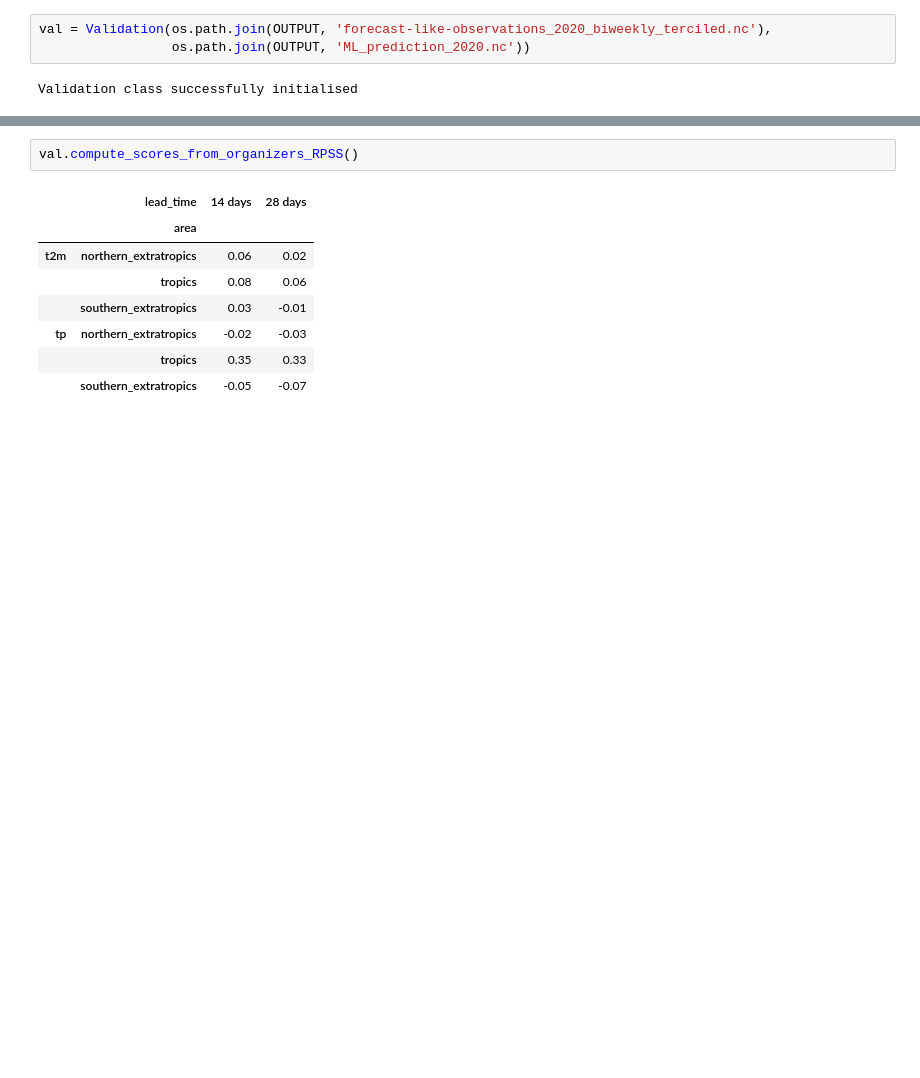
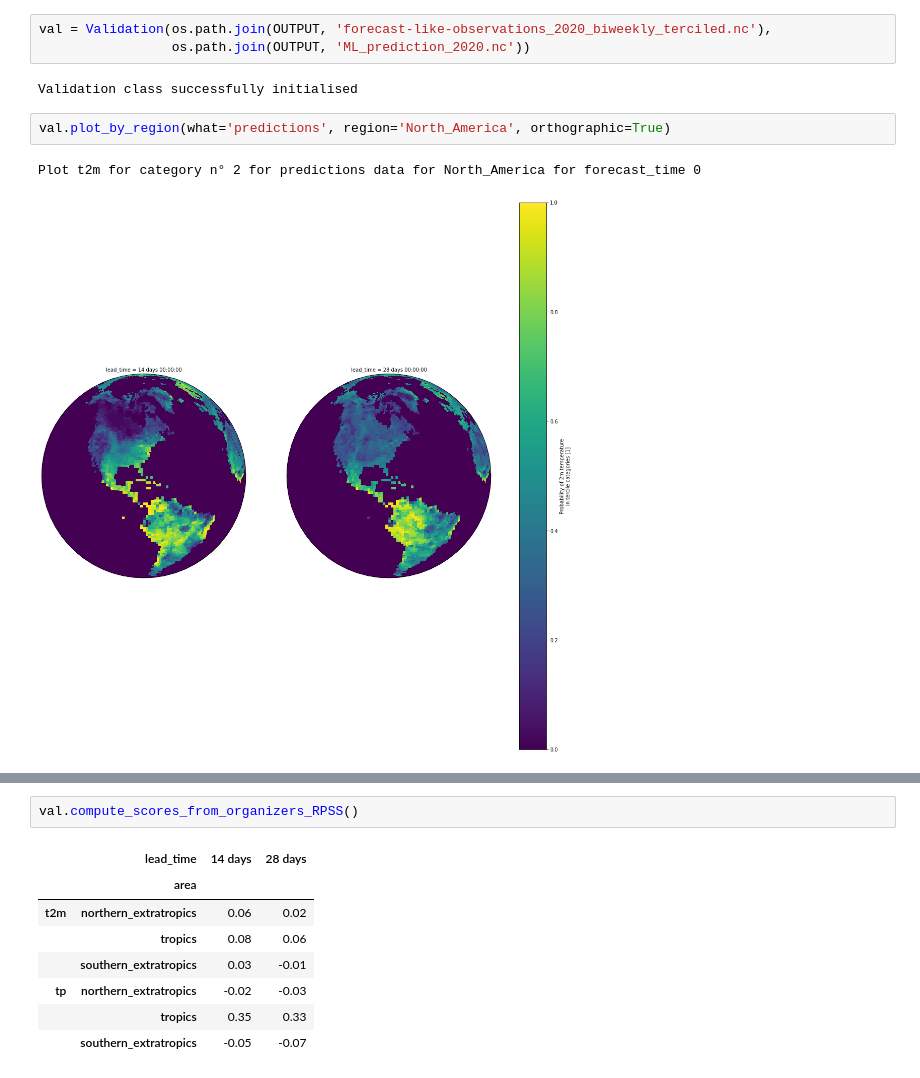
Before and after one commit to crim-ca/crims2s, a Jupyter notebook: notebooks/JG - Validation.ipynb, the cells around one changed output, grey strips where cells are left out. Drawn from its saved outputs; the diff is of its cells as text; blank space fills up the shorter version.

```diff
--- a/notebooks/JG - Validation.ipynb
+++ b/notebooks/JG - Validation.ipynb
@@ -176,3 +229,8 @@ val = Validation(os.path.join(OUTPUT, 'forecast-like-observations_2020_biweekly_
                  os.path.join(OUTPUT, 'ML_prediction_2020.nc'))
 # %% [output]
 Validation class successfully initialised
+# %%
+val.plot_by_region(what='predictions', region='North_America', orthographic=True)
+# %% [output]
+Plot t2m for category n° 2 for predictions data for North_America for forecast_time 0
+[figure, added]
```
Also changed, not shown: parts of 12 cells of this notebook.
